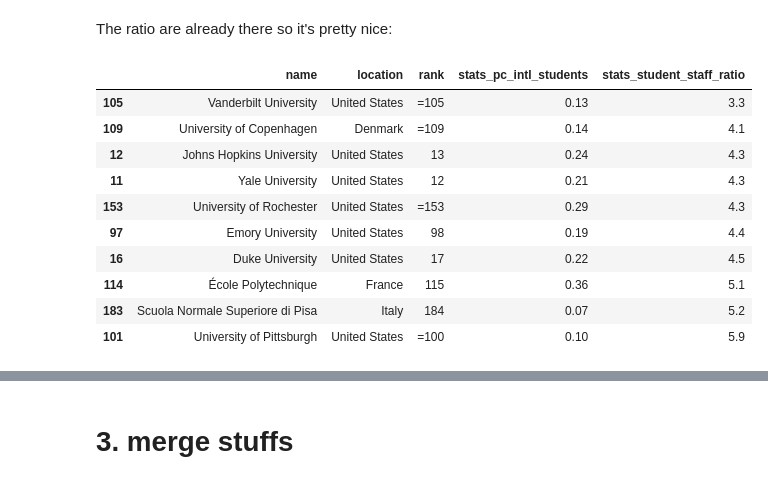
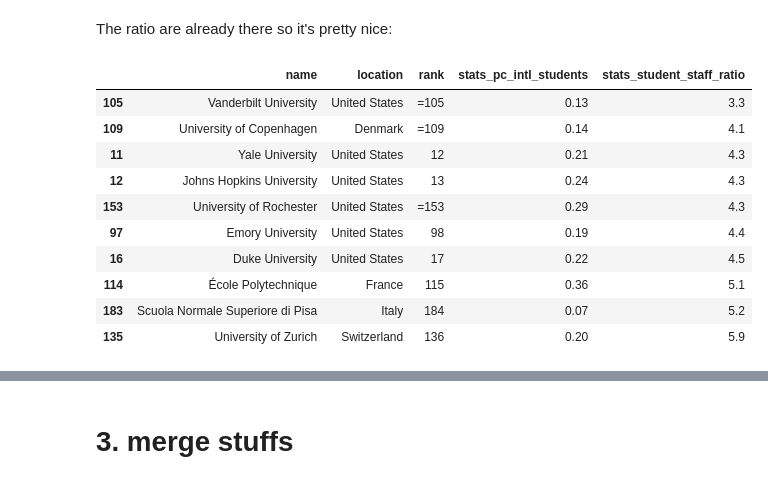
Before and after one commit to NicoBrun/ada2017, a Jupyter notebook: 02 - Data from the Web/Homework 2.ipynb, the cells around one changed output, grey strips where cells are left out. Cells and saved outputs as stored; diff of their text form; code cells hidden in the pictures.

```diff
--- a/02 - Data from the Web/Homework 2.ipynb
+++ b/02 - Data from the Web/Homework 2.ipynb
@@ -214,22 +214,23 @@ The ratio are already there so it's pretty nice:
 # %%
 c = yolo123.copy()[['name','location','rank','stats_pc_intl_students','stats_student_staff_ratio']]
 c['stats_student_staff_ratio'] = pd.to_numeric(c['stats_student_staff_ratio'])
 def stringToInt(elem):
     return int(elem.replace('%',''))/100
 c['stats_pc_intl_students'] = [stringToInt(x) for x in c.stats_pc_intl_students]
-c.sort_values(by='stats_student_staff_ratio').head(10)
+#sort by rank too for tie
+c.sort_values(by=['stats_student_staff_ratio','rank']).head(10)
 # %% [output]
 |  | name | location | rank | stats_pc_intl_students | stats_student_staff_ratio |
 | 105 | Vanderbilt University | United States | =105 | 0.13 | 3.3 |
 | 109 | University of Copenhagen | Denmark | =109 | 0.14 | 4.1 |
+| 11 | Yale University | United States | 12 | 0.21 | 4.3 |
 | 12 | Johns Hopkins University | United States | 13 | 0.24 | 4.3 |
-| 11 | Yale University | United States | 12 | 0.21 | 4.3 |
 | 153 | University of Rochester | United States | =153 | 0.29 | 4.3 |
 | 97 | Emory University | United States | 98 | 0.19 | 4.4 |
 | 16 | Duke University | United States | 17 | 0.22 | 4.5 |
 | 114 | École Polytechnique | France | 115 | 0.36 | 5.1 |
 | 183 | Scuola Normale Superiore di Pisa | Italy | 184 | 0.07 | 5.2 |
-| 101 | University of Pittsburgh | United States | =100 | 0.10 | 5.9 |
+| 135 | University of Zurich | Switzerland | 136 | 0.20 | 5.9 |
 # %%
 c.sort_values(by='stats_pc_intl_students',ascending=False).head(10)
 #d = c.drop(['name','rank'],axis=1).groupby('location').agg('sum')
```
